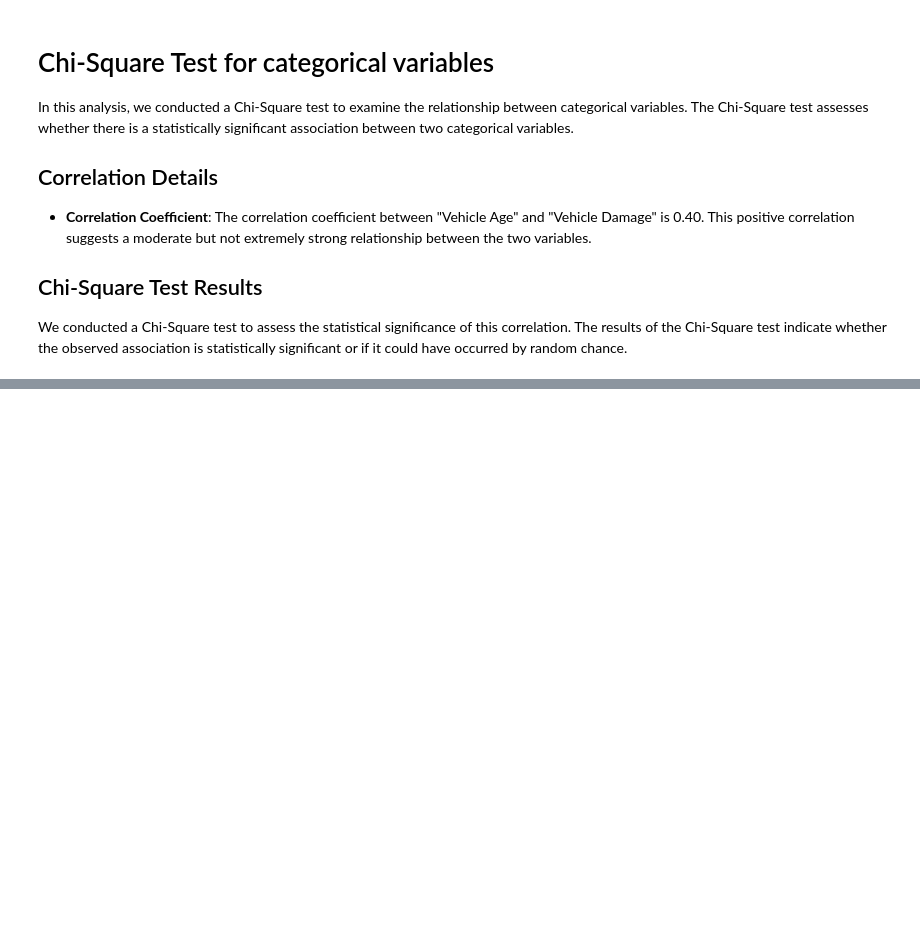
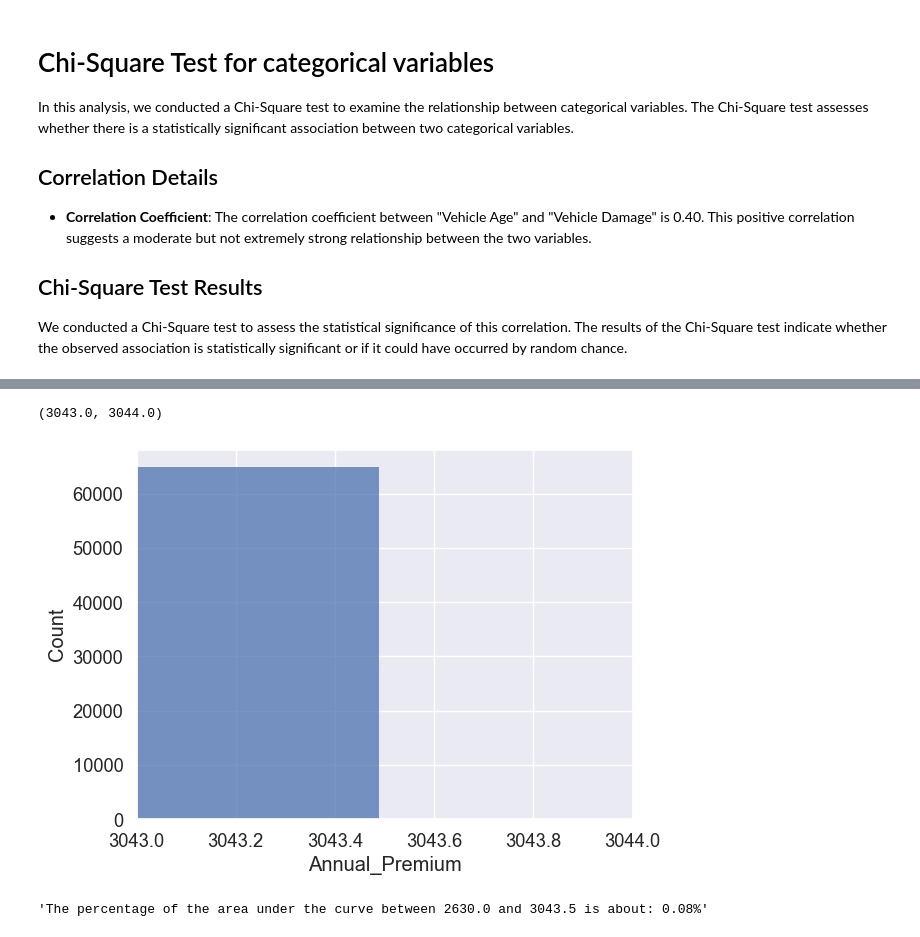
Before and after one commit to ThomasProce/Cross_Selling_Insurance, a Jupyter notebook: cross_selling.ipynb, the cells around one changed output, grey strips where cells are left out. Cells and saved outputs as stored; diff of their text form; code cells hidden in the pictures; blank space fills up the shorter version.

```diff
--- a/cross_selling.ipynb
+++ b/cross_selling.ipynb
@@ -796,0 +841,10 @@ We conducted a Chi-Square test to assess the statistical significance of this co
+# %%
+# To find where the upper bound of low premium distribution we can do some hard coding and zoom more and more until we can see that
+# probably the end of the low distribution is between 3043 and 3044.
+# 3043,5 more or less.
+data = train['Annual_Premium']
+sns.histplot(data)
+plt.xlim(3043,3044)
+# %% [output]
+(3043.0, 3044.0)
+[figure, added]
@@ -796,0 +875,5 @@ We conducted a Chi-Square test to assess the statistical significance of this co
+# %%
+# If we decide to cut off the lower premium we trash about 0.08% of the data
+integral(train,'Annual_Premium',lower_bound,upper_bound)
+# %% [output]
+'The percentage of the area under the curve between 2630.0 and 3043.5 is about: 0.08%'
```
Also changed, not shown: parts of 29 cells of this notebook.
